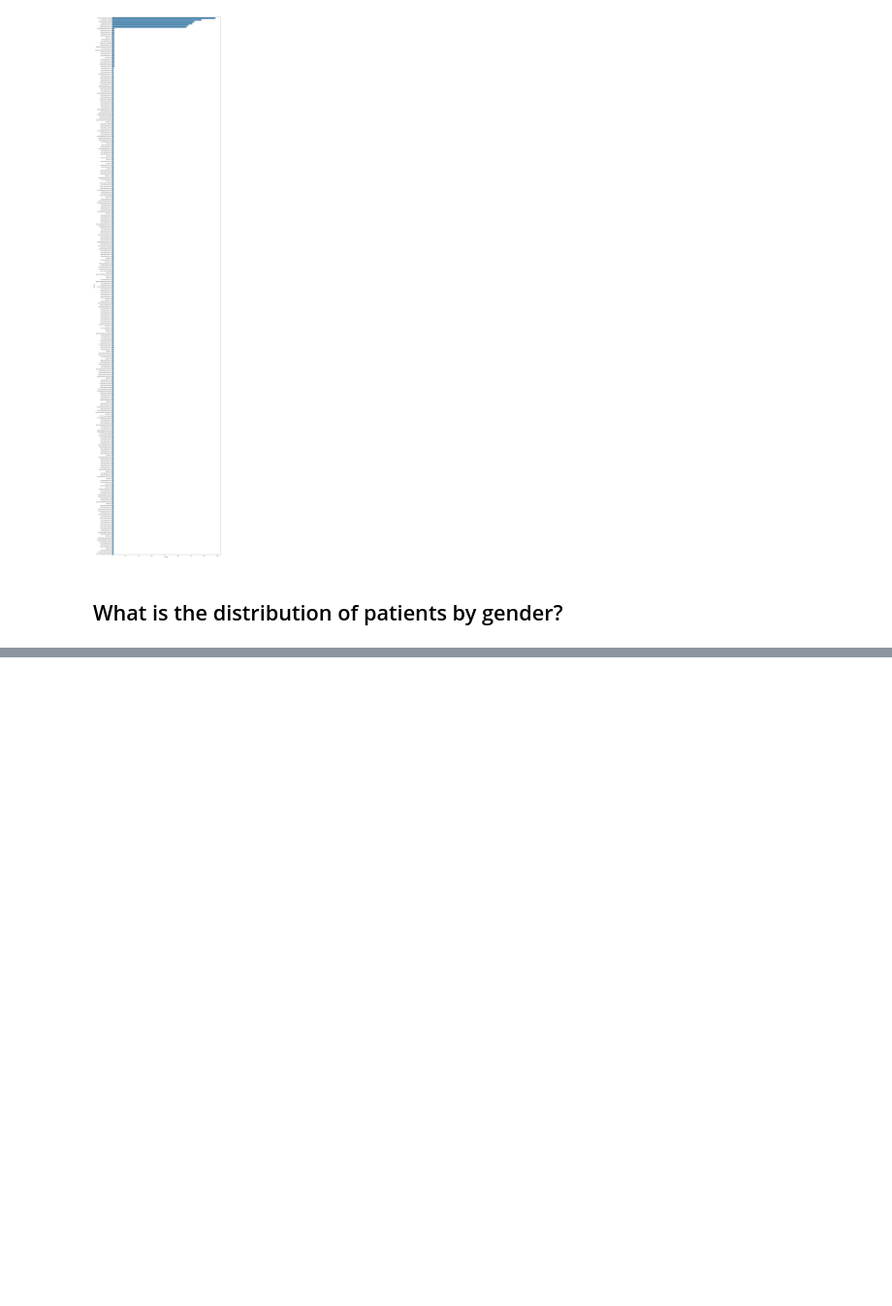
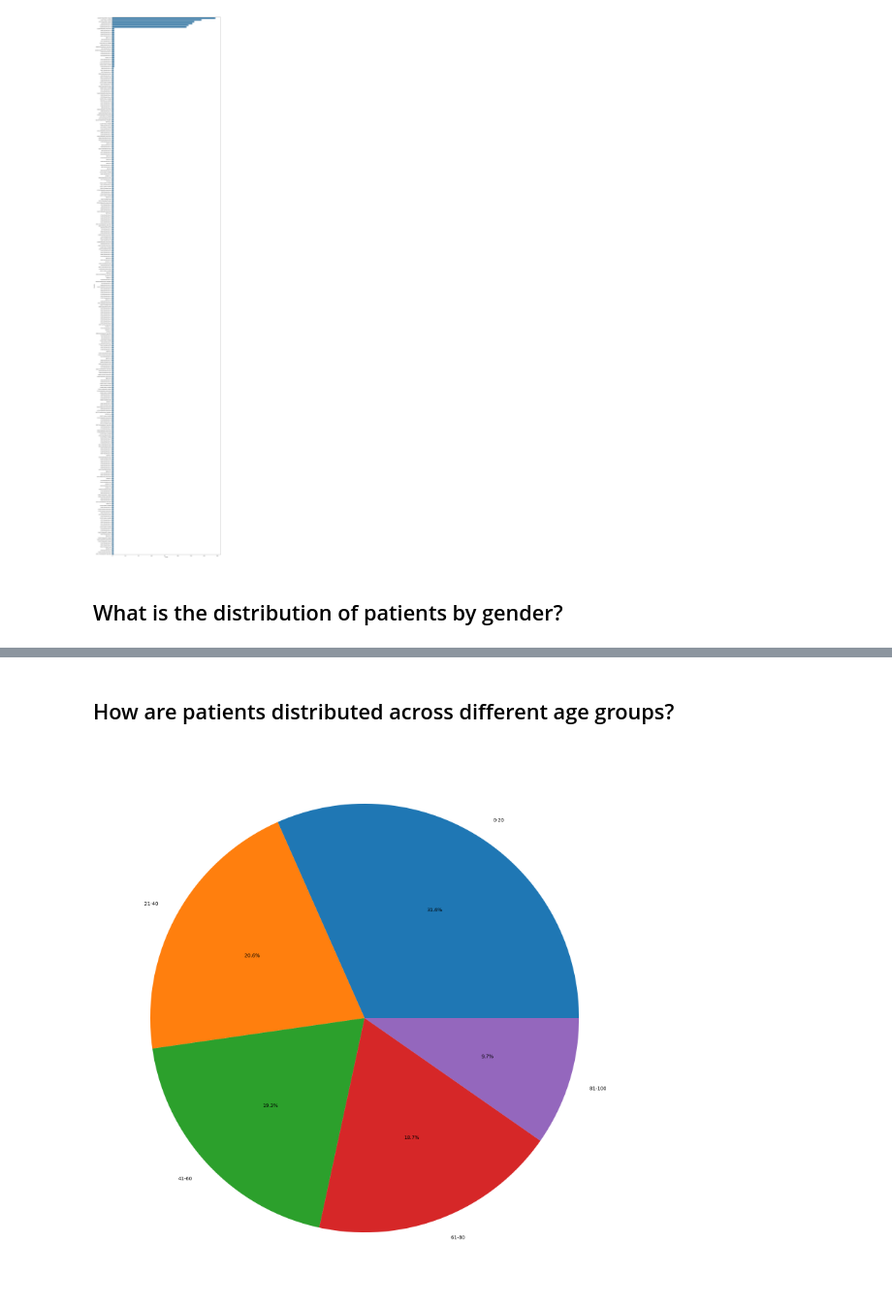
Before and after one commit to uzaifhassan/Bacteria_dataset_Multiresictance_Data_preprocessing, a Jupyter notebook: Bacteria_dataset_Multiresictance_Data_Visualization.ipynb, the cells around one changed output, grey strips where cells are left out. Shown at 97% size. Saved outputs shown, nothing was run; the diff lists cells and outputs as text; code cells hidden in the pictures; blank space fills up the shorter version.

```diff
--- a/Bacteria_dataset_Multiresictance_Data_Visualization.ipynb
+++ b/Bacteria_dataset_Multiresictance_Data_Visualization.ipynb
@@ -92,0 +103,14 @@ plt.show()
+# %% [markdown]
+## How are patients distributed across different age groups?
+# %%
+plt.figure(figsize=(20,20))
+bins = [0, 20, 40, 60, 80, 100]
+labels = ["0-20", "21-40", "41-60", "61-80", "81-100"]
+df["Age_Group"] = pd.cut(df["Age"], bins=bins, labels=labels)
+patient_grp=df["Age_Group"].value_counts()
+plt.pie(patient_grp,autopct="%1.1f%%",labels=labels)
+
+plt.xticks(rotation=45)
+plt.show()
+# %% [output]
+[figure, added]
```
Also changed, not shown: parts of 1 cell of this notebook.
